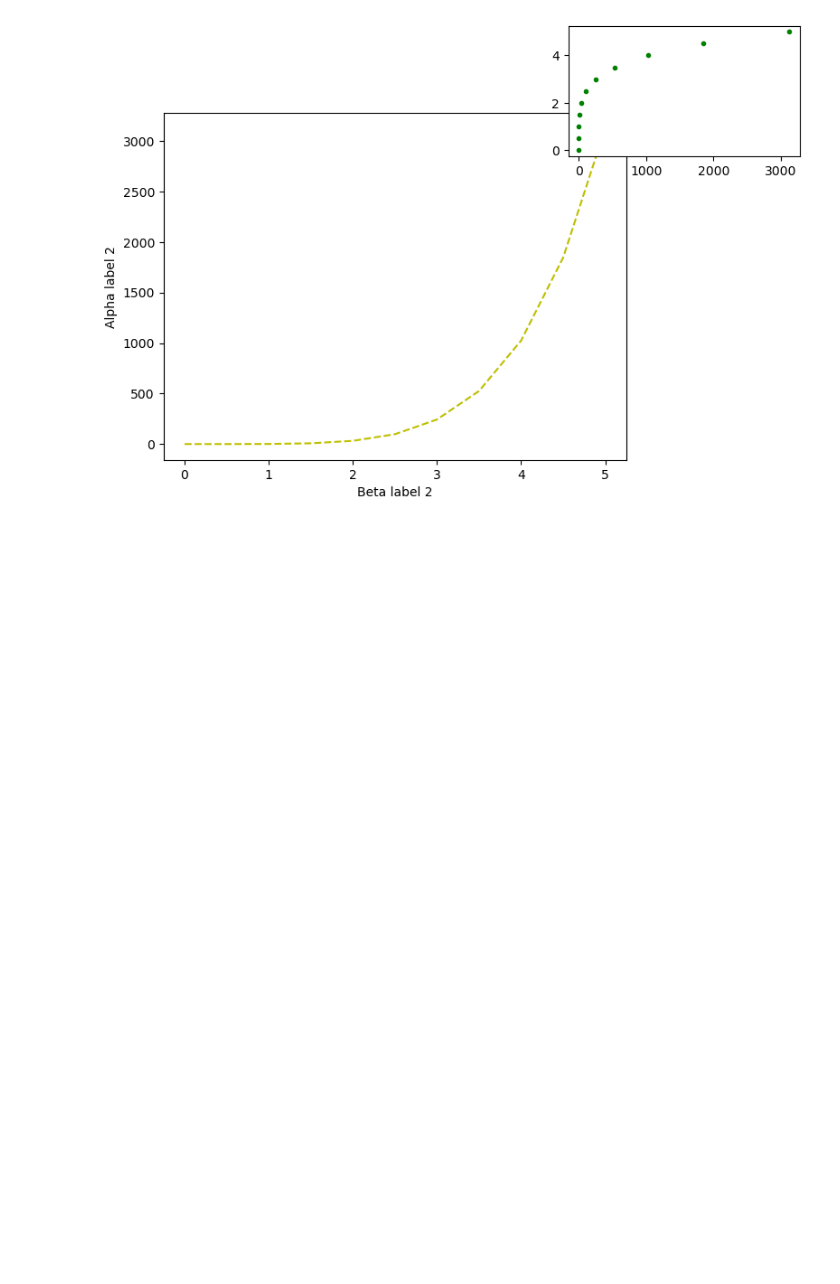
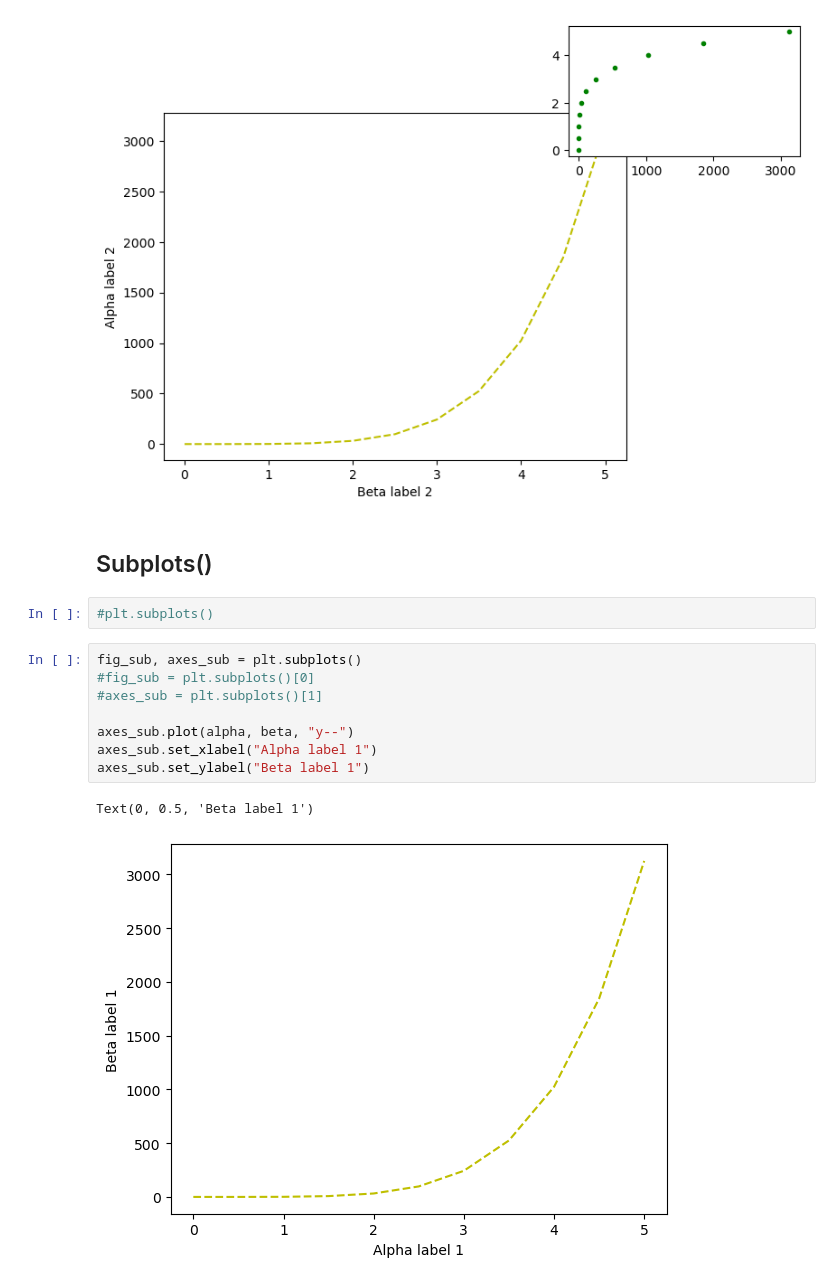
Before and after one commit to Loandoan262/DataScience_Beginner, a Jupyter notebook: 04-Data Visualization/Live Coding - Viz.ipynb, the cells around one changed output. Drawn from its saved outputs; the diff is of its cells as text; blank space fills up the shorter version.

```diff
--- a/04-Data Visualization/Live Coding - Viz.ipynb
+++ b/04-Data Visualization/Live Coding - Viz.ipynb
@@ -103,3 +106,18 @@ axes1.set_ylabel("Alpha label 2")
 # %% [output]
 Text(0, 0.5, 'Alpha label 2')
 [figure]
+# %% [markdown]
+## Subplots()
+# %%
+#plt.subplots()
+# %%
+fig_sub, axes_sub = plt.subplots()
+#fig_sub = plt.subplots()[0]
+#axes_sub = plt.subplots()[1]
+
+axes_sub.plot(alpha, beta, "y--")
+axes_sub.set_xlabel("Alpha label 1")
+axes_sub.set_ylabel("Beta label 1")
+# %% [output]
+Text(0, 0.5, 'Beta label 1')
+[figure, added]
```
Also changed, not shown: parts of 20 cells of this notebook, 12 other files.
